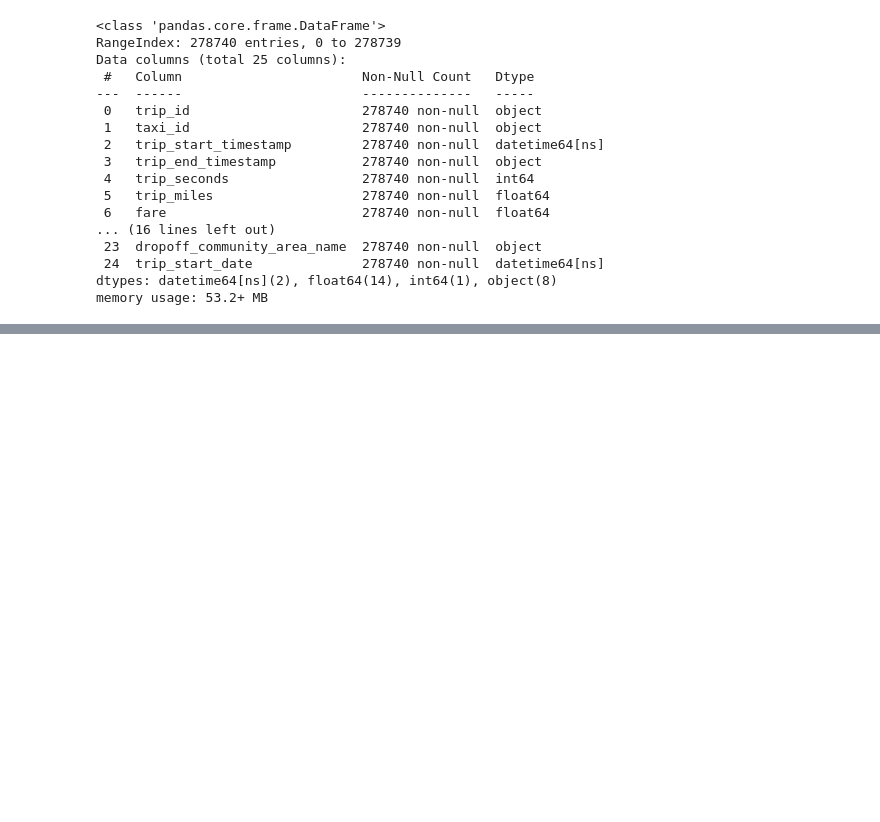
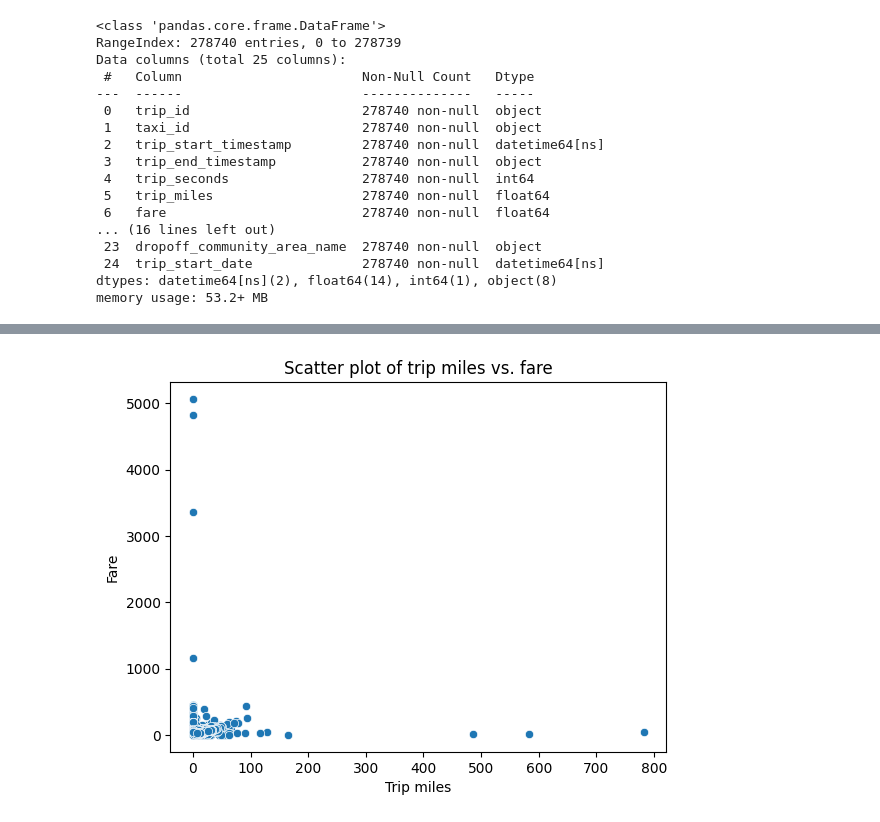
Before and after one commit to zselyigy/cubix_data_engineer_aws, a Jupyter notebook: src/scripts/08_local_visualizations.ipynb, the cells around one changed output, grey strips where cells are left out. Saved outputs shown, nothing was run; the diff lists cells and outputs as text; code cells hidden in the pictures; blank space fills up the shorter version.

```diff
--- a/src/scripts/08_local_visualizations.ipynb
+++ b/src/scripts/08_local_visualizations.ipynb
@@ -222,0 +238,10 @@ trips_full.head()
+# %%
+# 2 -Scatter plot of trip miles vs. fare
+
+sns.scatterplot(x='trip_miles', y='fare', data=trips_full)
+plt.title('Scatter plot of trip miles vs. fare')
+plt.xlabel('Trip miles')
+plt.ylabel('Fare')
+plt.show()
+# %% [output]
+[figure, added]
```
Also changed, not shown: parts of 7 cells of this notebook.
